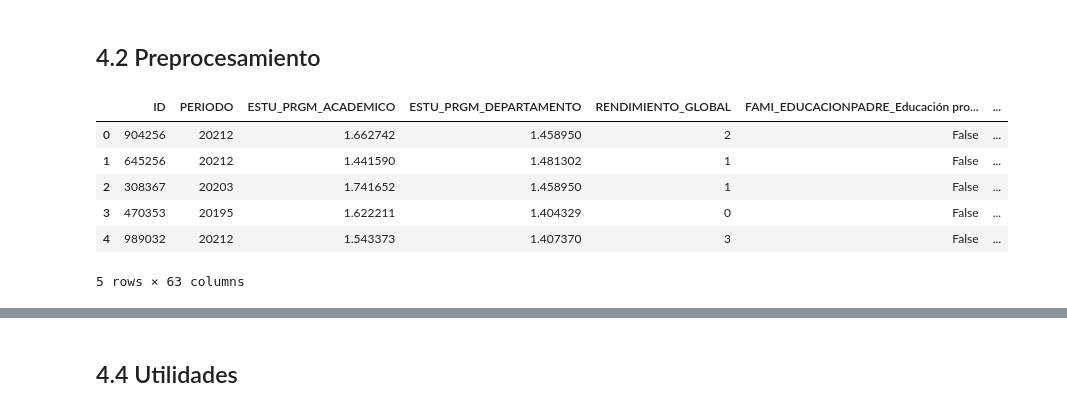
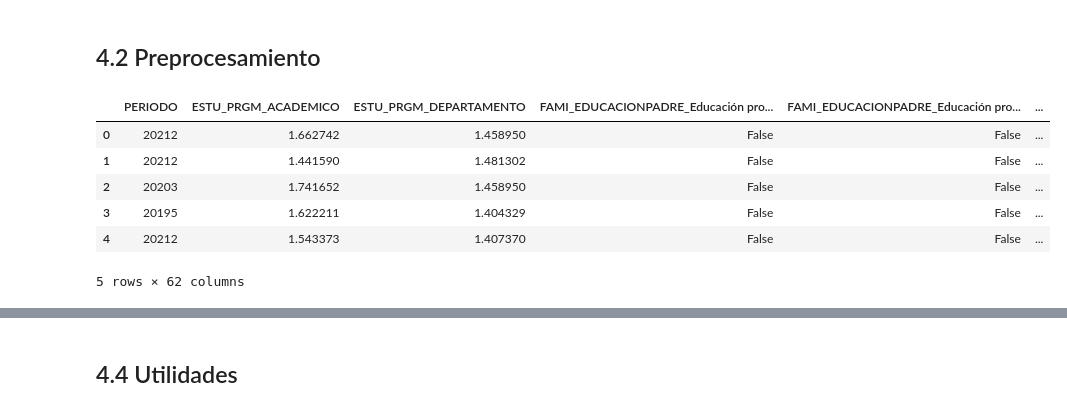
Before and after one commit to Astolfo2332/ICFES_pro_prediction, a Jupyter notebook: Final_proyect.ipynb, the cells around one changed output, grey strips where cells are left out. Cells and saved outputs as stored; diff of their text form; code cells hidden in the pictures.

```diff
--- a/Final_proyect.ipynb
+++ b/Final_proyect.ipynb
@@ -907,38 +909,54 @@ import category_encoders as ce
 
 class PreprocessData():
     #Definimos el constructor
-    def __init__(self, df, target, save_encoders=False):
+    def __init__(self, df, target, save_encoders=False, inference=False):
         self.original_df = df
 
         self.__df = df
+        self.inference = inference
         self.__target = target
-        self.t_encoder = LabelEncoder()
+
+        if not self.inference:
+            self.t_encoder = LabelEncoder()
+        else:
+            self.t_encoder = joblib.load("data/target_encoder.pkl")
         self.save_encoders__ = save_encoders
 
         self.null_data_df = self.null_data_info()
 
-        self.fill_na()
+        if not self.inference:
+            self.fill_na()
 
         self.transform_big_data()
 
         self.unique_df__ = self.unique_values()
 
         self.df_expand()
-        self.encoder = ce.TargetEncoder(cols=self.columns)
+        if not self.inference:
+            self.encoder = ce.TargetEncoder(cols=self.columns)
+        else:
+            self.encoder = joblib.load("data/program_encoder.pkl")
 
         self.transform_data()
 
     def transform_data(self):
         #Codificamos el target
-        self.__df[self.__target] = self.t_encoder.fit_transform(self.__df[self.__target])
+        if not self.inference:
+            self.__df[self.__target] = self.t_encoder.fit_transform(self.__df[self.__target])
         #Codificamos las columnas
-        x = self.__df[self.columns]
-        y = self.__df[self.__target]
-        self.encoder.fit(self.__df, y)
+            x = self.__df.drop(columns=[self.__target])
+            y = self.__df[self.__target]
+            data = self.encoder.fit_transform(x, y)
+            self.__df = pd.concat([data, y], axis=1)
+
+            if self.save_encoders__:
+                joblib.dump(self.t_encoder, "data/target_encoder.pkl")
+                joblib.dump(self.encoder, "data/program_encoder.pkl")
+
+            return
+
         self.__df = self.encoder.transform(self.__df)
-        if self.save_encoders__:
-            joblib.dump(self.t_encoder, "data/target_encoder.pkl")
-            joblib.dump(self.encoder, "data/program_encoder.pkl")
+
 
     def fill_na(self):
         modes = self.__df.groupby(self.__target,
@@ -954,43 +972,48 @@ class PreprocessData():
 
     def unique_values(self):
         categorical_columns = self.__df.select_dtypes(include=["object", "category"]).columns
-        categorical_columns = categorical_columns.drop(self.__target)
+        if not self.inference:
+            categorical_columns = categorical_columns.drop(self.__target)
         un_values = {col: self.__df[col].nunique() for col in categorical_columns}
         un_values_df = pd.DataFrame(list(un_values.items()), columns=["Column", "Unique values"])
         un_values_df = un_values_df.sort_values(by="Unique values", ascending=False)
         un_values_df = un_values_df.reset_index(drop=True)
 
         return un_values_df
 
     def df_expand(self):
         expand_col = self.unique_df__[self.unique_df__["Unique values"] < 13]["Column"].values
 
         self.columns = self.unique_df__[self.unique_df__["Unique values"] > 13]["Column"].values
         self.__df = pd.get_dummies(self.__df, columns=expand_col)
 
     def get_transform_data(self):
         return self.__df
 
     def get_target(self):
         return self.__target
 
     def transform_big_data(self):
         #Aqui vamos a suponer que se coloca el código de clasificación con LLM.
         #Debido a que se demora bastante se cargan los datos
-        df_pgrm_clss = pd.read_csv("data/program_class.csv")
+        if self.inference:
+            df_pgrm_clss = pd.read_csv("data/program_test.csv")
+        else:
+            df_pgrm_clss = pd.read_csv("data/program_class.csv")
         self.__df = pd.concat([self.__df, df_pgrm_clss["class_labels"]], axis=1)
 
 
 df = pd.read_csv("data/train.csv")
+df = df.drop(columns=["ID"])
 data = PreprocessData(df, "RENDIMIENTO_GLOBAL", save_encoders=True)
 
 df_transform = data.get_transform_data()
 df_transform.head()
 # %% [output]
-|  | ID | PERIODO | ESTU_PRGM_ACADEMICO | ESTU_PRGM_DEPARTAMENTO | RENDIMIENTO_GLOBAL | FAMI_EDUCACIONPADRE_Educación pro... | ... |
-| 0 | 904256 | 20212 | 1.662742 | 1.458950 | 2 | False | ... |
-| 1 | 645256 | 20212 | 1.441590 | 1.481302 | 1 | False | ... |
-| 2 | 308367 | 20203 | 1.741652 | 1.458950 | 1 | False | ... |
-| 3 | 470353 | 20195 | 1.622211 | 1.404329 | 0 | False | ... |
-| 4 | 989032 | 20212 | 1.543373 | 1.407370 | 3 | False | ... |
+|  | PERIODO | ESTU_PRGM_ACADEMICO | ESTU_PRGM_DEPARTAMENTO | FAMI_EDUCACIONPADRE_Educación pro... | FAMI_EDUCACIONPADRE_Educación pro... | ... |
+| 0 | 20212 | 1.662742 | 1.458950 | False | False | ... |
+| 1 | 20212 | 1.441590 | 1.481302 | False | False | ... |
+| 2 | 20203 | 1.741652 | 1.458950 | False | False | ... |
+| 3 | 20195 | 1.622211 | 1.404329 | False | False | ... |
+| 4 | 20212 | 1.543373 | 1.407370 | False | False | ... |
-5 rows × 63 columns
+5 rows × 62 columns
```
Also changed, not shown: parts of 20 cells of this notebook, 2 other files.
